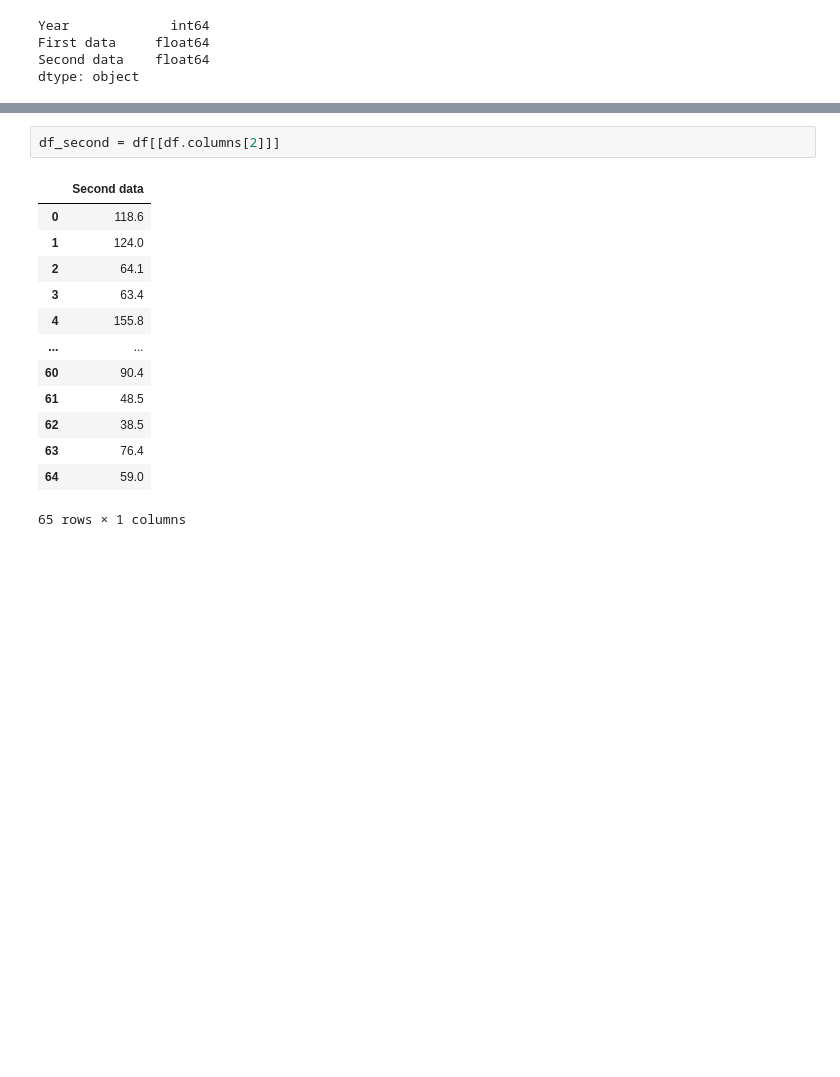
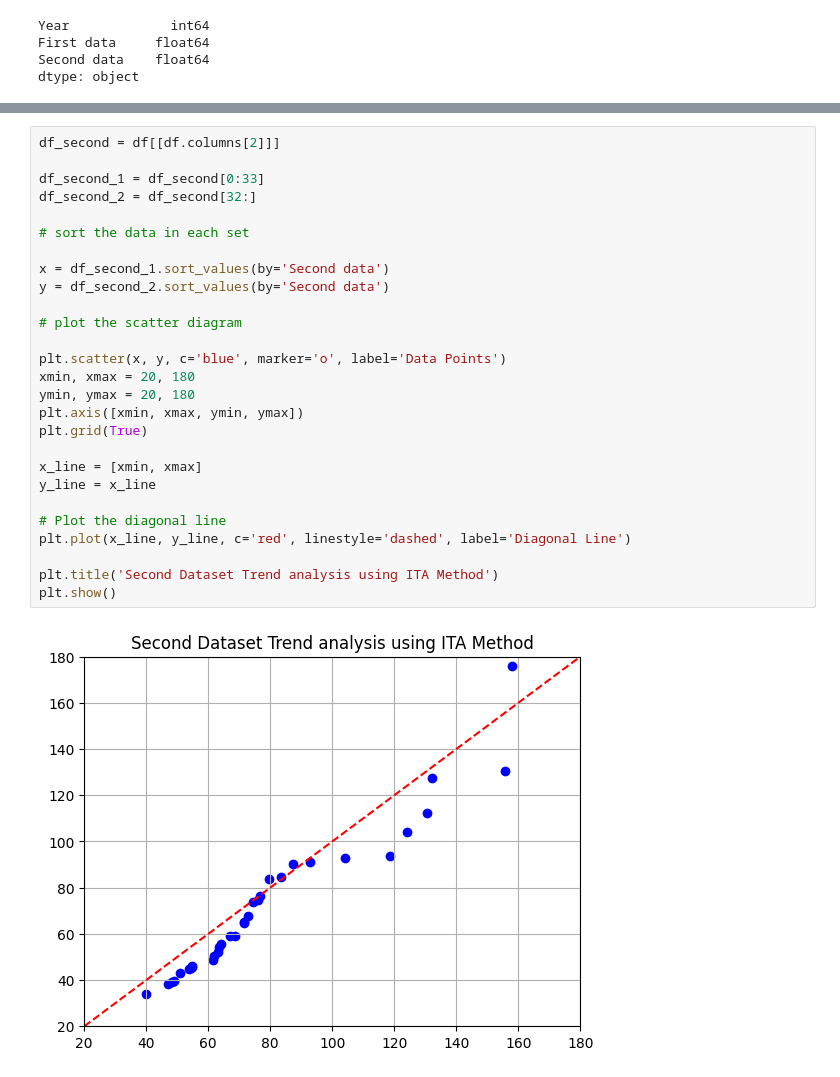
Before and after one commit to sina-safa/ITA_Trend_Analyis, a Jupyter notebook: Trend_analysis.ipynb, the cells around one changed output, grey strips where cells are left out. Saved outputs shown, nothing was run; the diff lists cells and outputs as text; blank space fills up the shorter version.

```diff
--- a/Trend_analysis.ipynb
+++ b/Trend_analysis.ipynb
@@ -49,19 +49,32 @@ plt.title('ITA Method')
 plt.show()
 # %% [output]
 [figure]
-# %%
-df_second = df[[df.columns[2]]]
-# %% [output]
-|  | Second data |
-| 0 | 118.6 |
-| 1 | 124.0 |
-| 2 | 64.1 |
-| 3 | 63.4 |
-| 4 | 155.8 |
-| ... | ... |
-| 60 | 90.4 |
-| 61 | 48.5 |
-| 62 | 38.5 |
-| 63 | 76.4 |
-| 64 | 59.0 |
-65 rows × 1 columns
+# %%
+df_second = df[[df.columns[2]]]
+
+df_second_1 = df_second[0:33]
+df_second_2 = df_second[32:]
+
+# sort the data in each set
+
+x = df_second_1.sort_values(by='Second data')
+y = df_second_2.sort_values(by='Second data')
+
+# plot the scatter diagram
+
+plt.scatter(x, y, c='blue', marker='o', label='Data Points')
+xmin, xmax = 20, 180
+ymin, ymax = 20, 180
+plt.axis([xmin, xmax, ymin, ymax])
+plt.grid(True)
+
+x_line = [xmin, xmax]
+y_line = x_line
+
+# Plot the diagonal line
+plt.plot(x_line, y_line, c='red', linestyle='dashed', label='Diagonal Line')
+
+plt.title('Second Dataset Trend analysis using ITA Method')
+plt.show()
+# %% [output]
+[figure, added]
```
Also changed, not shown: parts of 1 cell of this notebook.
